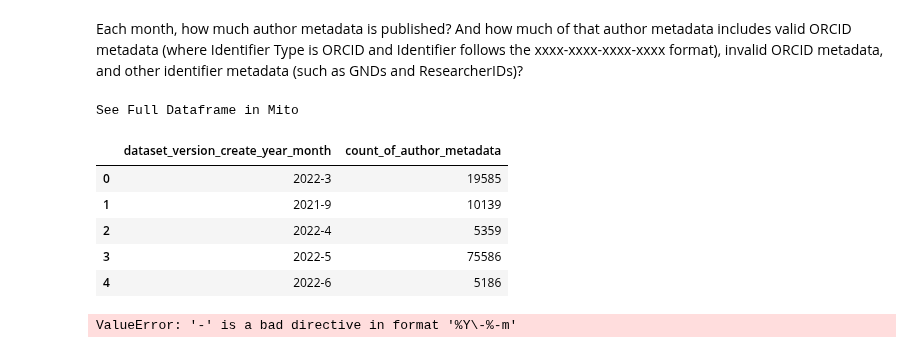
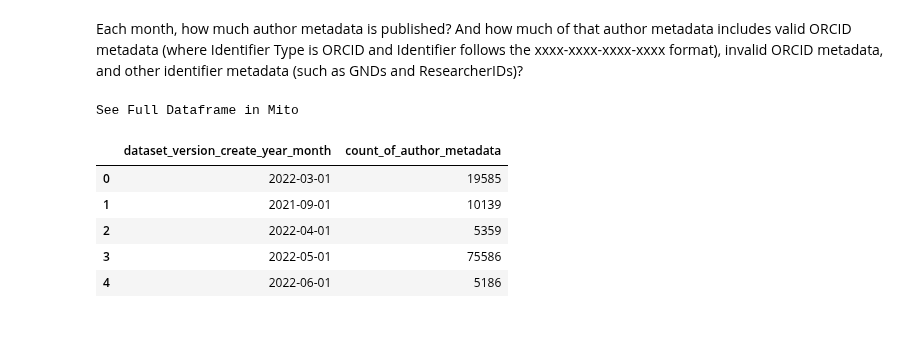
Before and after one commit to jggautier/ux-research-data-analysis, a Jupyter notebook: notebooks/PIDs_for_people_in_Dataverse_datasets/PIDs_for_people_in_HDV_datasets.ipynb, the cells around one changed output. Saved outputs shown, nothing was run; the diff lists cells and outputs as text; code cells hidden in the pictures.

```diff
--- a/notebooks/PIDs_for_people_in_Dataverse_datasets/PIDs_for_people_in_HDV_datasets.ipynb
+++ b/notebooks/PIDs_for_people_in_Dataverse_datasets/PIDs_for_people_in_HDV_datasets.ipynb
@@ -335,43 +335,41 @@ monthlyAuthorMetadataCountDf = (datasetPIDsAndAuthorMetadataDF
     .reset_index(drop=True, inplace=False)
 )
 
 # Convert the dates in the dataset_version_create_time column to datetime
 dateColumns = ['dataset_version_create_time']
 monthlyAuthorMetadataCountDf[dateColumns] = monthlyAuthorMetadataCountDf[dateColumns].apply(pd.to_datetime)
 
 # Add helper column for year and month of dataset_version_create_time
 monthlyAuthorMetadataCountDf['dataset_version_create_year_month'] = (pd
     .to_datetime(monthlyAuthorMetadataCountDf['dataset_version_create_time'])
     .apply(lambda x: '{year}-{month}'
     .format(year=x.year, month=x.month))
 )
 
 monthlyAuthorMetadataCountDf = (monthlyAuthorMetadataCountDf
     .drop(columns=['dataset_version_create_time'])
-    # .set_index('dataset_version_create_time_year_month')
 )
 
 # Group by count each month
 monthlyAuthorMetadataCountDf = (monthlyAuthorMetadataCountDf
     .groupby(pd.Grouper(key='dataset_version_create_year_month', axis=0)).count()
     .rename(columns={'dataverse_installation_name': 'count_of_author_metadata'})
 )
 
 monthlyAuthorMetadataCountDf.reset_index(drop=False, inplace=True)
 
+# Convert dataset_version_create_year_month to datetime
+monthlyAuthorMetadataCountDf['dataset_version_create_year_month'] = (pd
+    .to_datetime(monthlyAuthorMetadataCountDf['dataset_version_create_year_month']))
+
+# monthlyAuthorMetadataCountDf.sort_values('dataset_version_create_year_month')
+
 monthlyAuthorMetadataCountDf.head()
 # %% [output]
 See Full Dataframe in Mito
 |  | dataset_version_create_year_month | count_of_author_metadata |
-| 0 | 2022-3 | 19585 |
-| 1 | 2021-9 | 10139 |
-| 2 | 2022-4 | 5359 |
-| 3 | 2022-5 | 75586 |
-| 4 | 2022-6 | 5186 |
+| 0 | 2022-03-01 | 19585 |
+| 1 | 2021-09-01 | 10139 |
+| 2 | 2022-04-01 | 5359 |
+| 3 | 2022-05-01 | 75586 |
+| 4 | 2022-06-01 | 5186 |
-# %%
-monthlyAuthorMetadataCountDf['dataset_version_create_year_month'] = (pd
-    .to_datetime(monthlyAuthorMetadataCountDf['dataset_version_create_year_month'], format='%Y\-%-m'))
-
-monthlyAuthorMetadataCountDf.head()
-# %% [output]
-ValueError: '-' is a bad directive in format '%Y\-%-m'
```
Also changed, not shown: parts of 2 cells of this notebook.
